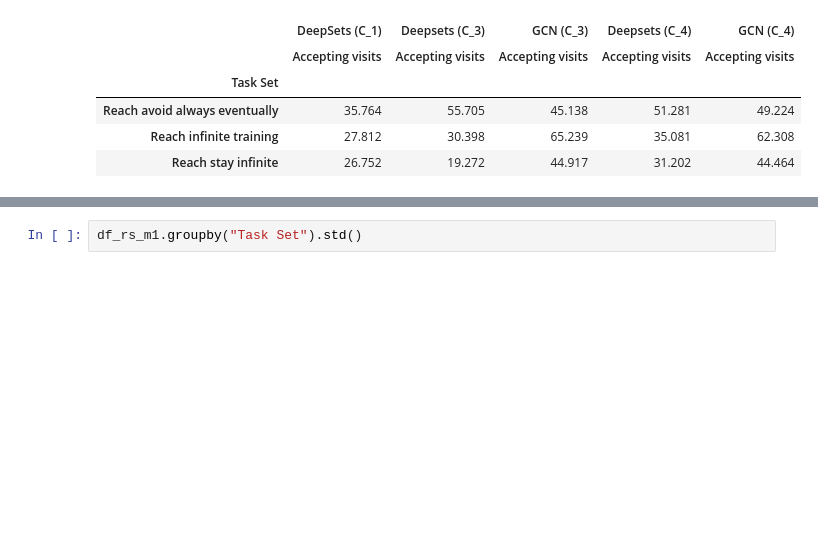
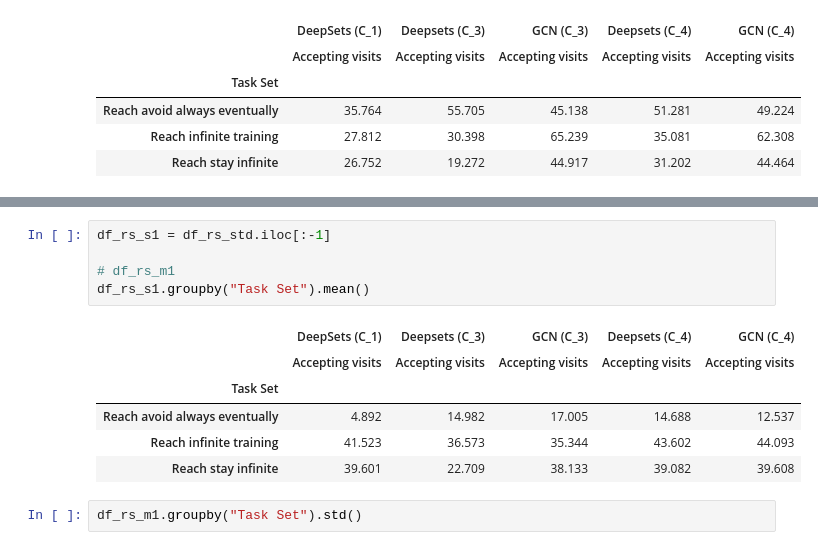
Before and after one commit to mattiagiuri/ltl_gnn, a Jupyter notebook: visualize_neo_results_chessworld.ipynb, the cells around one changed output, grey strips where cells are left out. Saved outputs shown, nothing was run; the diff lists cells and outputs as text; blank space fills up the shorter version.

```diff
--- a/visualize_neo_results_chessworld.ipynb
+++ b/visualize_neo_results_chessworld.ipynb
@@ -190,3 +233,15 @@ df_rs_m1.groupby("Task Set").mean()
+# %%
+df_rs_s1 = df_rs_std.iloc[:-1]
+
+# df_rs_m1
+df_rs_s1.groupby("Task Set").mean()
+# %% [output]
+|  | DeepSets (C_1) | Deepsets (C_3) | GCN (C_3) | Deepsets (C_4) | GCN (C_4) |
+|  | Accepting visits | Accepting visits | Accepting visits | Accepting visits | Accepting visits |
+| Task Set |  |  |  |  |  |
+| Reach avoid always eventually | 4.892 | 14.982 | 17.005 | 14.688 | 12.537 |
+| Reach infinite training | 41.523 | 36.573 | 35.344 | 43.602 | 44.093 |
+| Reach stay infinite | 39.601 | 22.709 | 38.133 | 39.082 | 39.608 |
 # %%
 df_rs_m1.groupby("Task Set").std()
 # %% [output]
```
Also changed, not shown: parts of 4 cells of this notebook, 5 other files.
